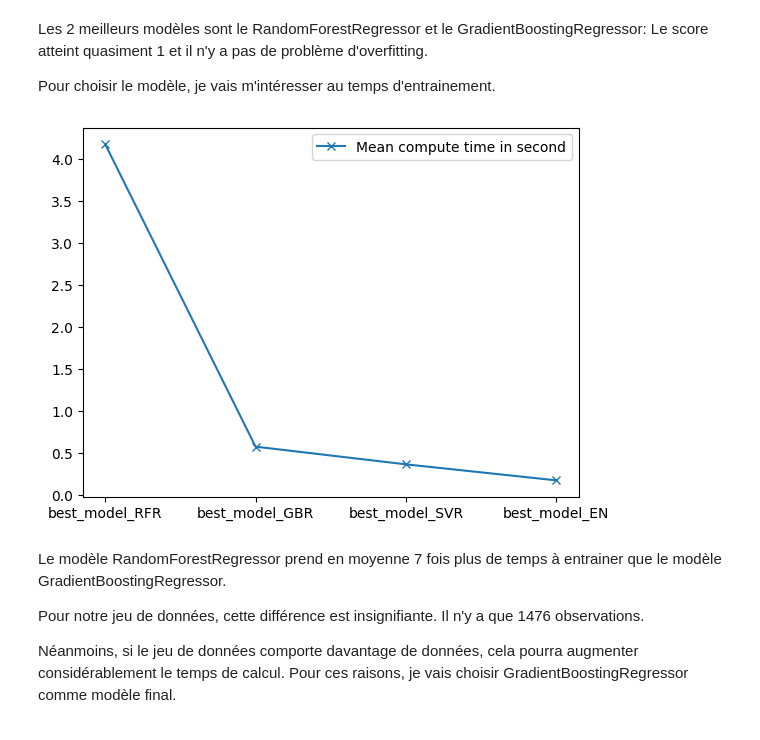
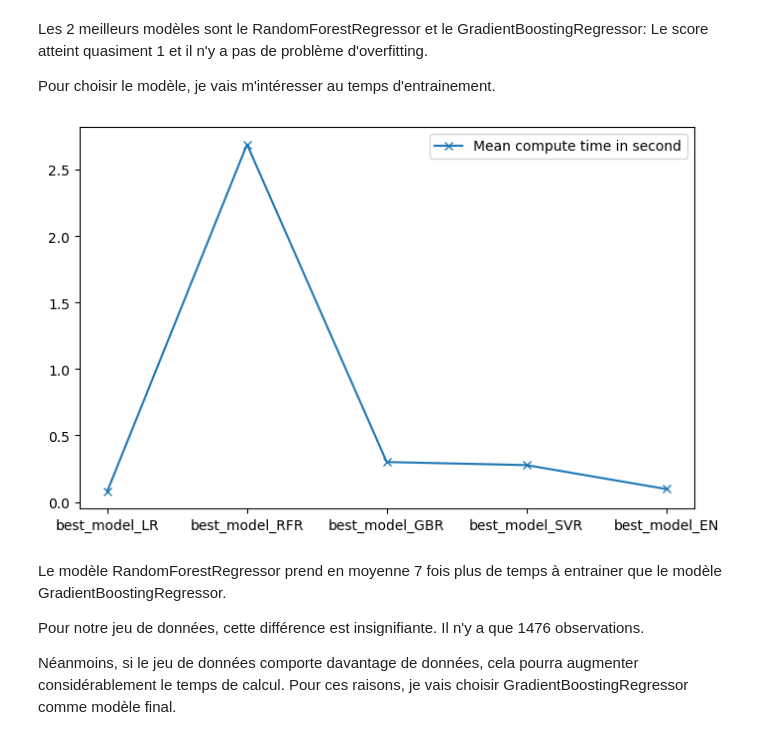
Before and after one commit to helenatong/oc_p3_Anticipez_les_besoins_en_consommation_de_batiments, a Jupyter notebook: training.ipynb, the cells around one changed output. Cells and saved outputs as stored; diff of their text form; code cells hidden in the pictures.

Commit message:
mise à jour des modèles

```diff
--- a/training.ipynb
+++ b/training.ipynb
@@ -325,12 +300,12 @@ pipeline = Pipeline([
 # %%
 # entrainement des modèles selon plusieurs paramètres
 # séparation du dataset (entrainement et test)
+# limitation de la complexité pour éviter l'overfitting
 
 param_grid = {
-    'regressor__n_estimators'  : [100, 500]#,
-    # 'regressor__max_depth'     : [2, 3, 4, 5],
-    # 'regressor__criterion'     : ['squared_error', 'absolute_error', 'friedman_mse', 'poisson'],
-    # 'regressor__min_samples_split' : [2, 10, 100]
+    'regressor__max_depth'     : [3, 4, 5],
+    'regressor__criterion'     : ['squared_error', 'absolute_error'],
+    'regressor__min_samples_split' : [2, 5, 7, 9]
 }
 
 gs = GridSearchCV(estimator=pipeline, param_grid=param_grid, cv=5, verbose=1, n_jobs=-1, refit=True, scoring='r2')
@@ -345,5 +320,6 @@ print('----------------')
 # model scoring
 print(f'Score sur le train : {best_model_RFR.score(X_train, y_train).round(3)}')
 print(f'Score sur le test : {best_model_RFR.score(X_test, y_test).round(3)}')
-mean_time_RFR = gs.cv_results_['mean_fit_time'].mean().round(2)
+print(f'diff = {(best_model_RFR.score(X_test, y_test)-best_model_RFR.score(X_train, y_train)).round(3)}')
+mean_time_RFR = gs.cv_results_['mean_fit_time'].mean().round(3)
 # %% [output]
@@ -411,8 +430,10 @@ pipeline = Pipeline([
 # séparation du dataset (entrainement et test)
 
 param_grid = {
-    'regressor__kernel'          : ['rbf', 'poly'], #, 'linear', 'poly', 'sigmoid', 'precomputed'], #passer dans les dimensions supérieures
-    #'regressor__degree'         : [3, 2, 4, 5] #for poly
+    'regressor__kernel'          : ['rbf', 'poly', 'linear', 'sigmoid'], #passer dans les dimensions supérieures
+    'regressor__degree'          : [3, 2, 4], #for poly
+    'regressor__gamma'           : ['scale', 'auto'], #for rbf, poly and sigmoid
+    'regressor__tol'             : [1e-3]
 }
 
 gs = GridSearchCV(estimator=pipeline, param_grid=param_grid, cv=5, verbose=1, n_jobs=-1, refit=True, scoring='r2')
@@ -427,5 +448,6 @@ print('----------------')
 # model scoring
 print(f'Score sur le train : {best_model_SVR.score(X_train, y_train).round(3)}')
 print(f'Score sur le test : {best_model_SVR.score(X_test, y_test).round(3)}')
-mean_time_SVR = gs.cv_results_['mean_fit_time'].mean().round(2)
+print(f'diff = {(best_model_SVR.score(X_test, y_test)-best_model_SVR.score(X_train, y_train)).round(3)}')
+mean_time_SVR = gs.cv_results_['mean_fit_time'].mean().round(3)
 # %% [output]
@@ -450,9 +493,8 @@ pipeline = Pipeline([
 # séparation du dataset (entrainement et test)
 
 param_grid = {
-    'regressor__alpha'          : [1.0, 0.5, 1.5],
-    'regressor__l1_ratio'       : [0.5, 0.25, 0.75],
-    #'regressor__max_iter'       : [1000, 500]
+    'regressor__alpha'          : [1, 0.05, 0.1, 0.5, 1.5],
+    'regressor__l1_ratio'       : [0.5, 0.10, 0.20, 0.75],
 }
 
 gs = GridSearchCV(estimator=pipeline, param_grid=param_grid, cv=5, verbose=1, n_jobs=-1, refit=True, scoring='r2')
@@ -467,5 +509,6 @@ print('----------------')
 # model scoring
 print(f'Score sur le train : {best_model_EN.score(X_train, y_train).round(3)}')
 print(f'Score sur le test : {best_model_EN.score(X_test, y_test).round(3)}')
-mean_time_EN = gs.cv_results_['mean_fit_time'].mean().round(2)
+print(f'diff = {(best_model_EN.score(X_test, y_test)-best_model_EN.score(X_train, y_train)).round(3)}')
+mean_time_EN = gs.cv_results_['mean_fit_time'].mean().round(3)
 # %% [output]
@@ -493,0 +561,11 @@ plt.show()
+# %%
+# visualisation des différences de scores des différents modèles
+plt.figure(figsize=(8,5))
+
+models        = ['best_model_LR', 'best_model_RFR', 'best_model_GBR', 'best_model_SVR', 'best_model_EN']
+diff_score = [a - b for a, b in zip(train_score, test_score)]
+
+plt.plot(models, diff_score, label='Train-Test score', marker='x')
+
+plt.legend()
+plt.show()
@@ -497,13 +577,14 @@ Les 2 meilleurs modèles sont le RandomForestRegressor et le GradientBoostingReg
 Pour choisir le modèle, je vais m'intéresser au temps d'entrainement.
 # %%
 # visualisation du temps de computage
-mean_process_time = [mean_time_RFR, mean_time_GBR, mean_time_SVR, mean_time_EN]
+plt.figure(figsize=(8,5))
+mean_process_time = [mean_time_LR, mean_time_RFR, mean_time_GBR, mean_time_SVR, mean_time_EN]
 plt.plot(models, mean_process_time, label='Mean compute time in second', marker='x')
 
 plt.legend()
 plt.show()
 # %% [output]
-[figure, old version]
+[figure, new version]
 # %% [markdown]
 Le modèle RandomForestRegressor prend en moyenne 7 fois plus de temps à entrainer que le modèle GradientBoostingRegressor.
 
```
Also changed, not shown: parts of 68 cells of this notebook.
